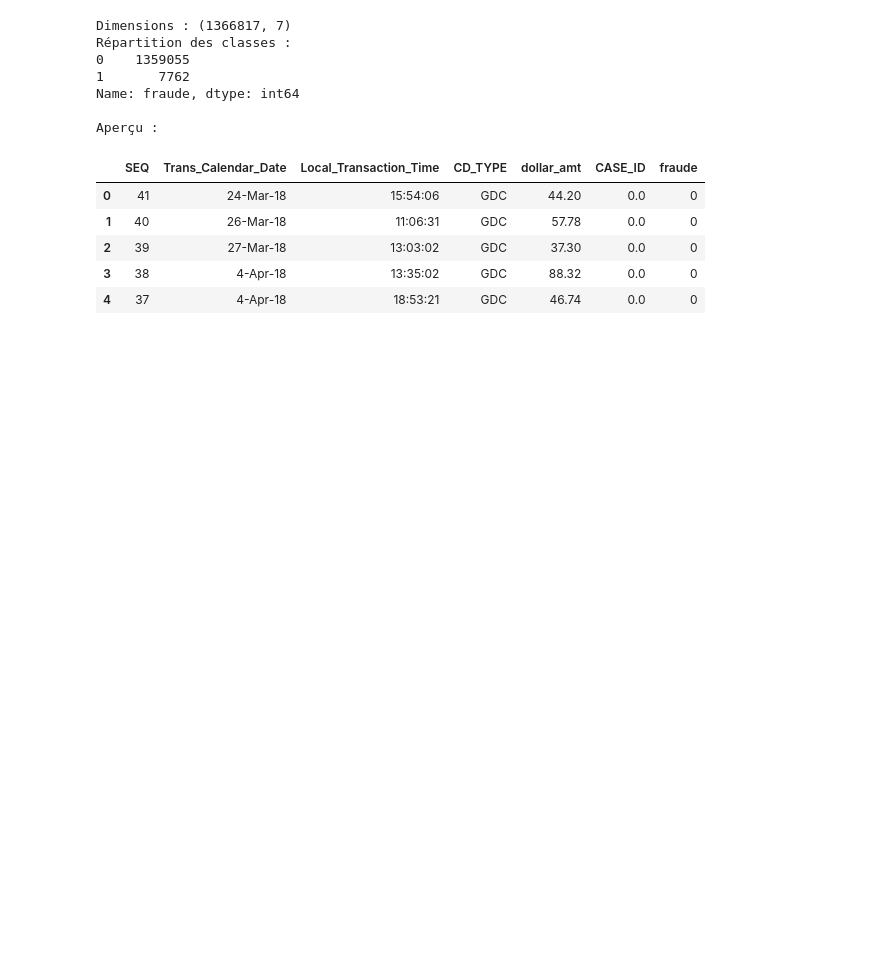
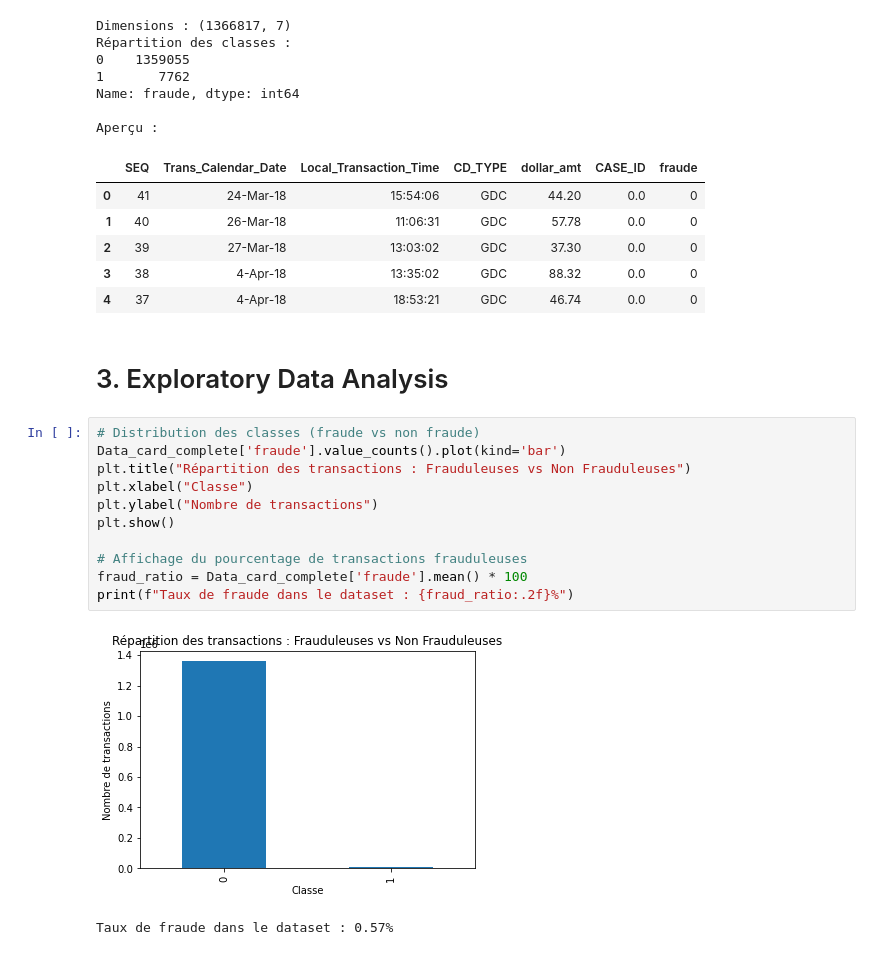
Before and after one commit to PETITLION/DUPE_Capstone_Project, a Jupyter notebook: Final_Project.ipynb, the cells around one changed output. Saved outputs shown, nothing was run; the diff lists cells and outputs as text; blank space fills up the shorter version.

```diff
--- a/Final_Project.ipynb
+++ b/Final_Project.ipynb
@@ -197,3 +196,19 @@ Aperçu :
 | 2 | 39 | 27-Mar-18 | 13:03:02 | GDC | 37.30 | 0.0 | 0 |
 | 3 | 38 | 4-Apr-18 | 13:35:02 | GDC | 88.32 | 0.0 | 0 |
 | 4 | 37 | 4-Apr-18 | 18:53:21 | GDC | 46.74 | 0.0 | 0 |
+# %% [markdown]
+# 3. Exploratory Data Analysis
+# %%
+# Distribution des classes (fraude vs non fraude)
+Data_card_complete['fraude'].value_counts().plot(kind='bar')
+plt.title("Répartition des transactions : Frauduleuses vs Non Frauduleuses")
+plt.xlabel("Classe")
+plt.ylabel("Nombre de transactions")
+plt.show()
+
+# Affichage du pourcentage de transactions frauduleuses
+fraud_ratio = Data_card_complete['fraude'].mean() * 100
+print(f"Taux de fraude dans le dataset : {fraud_ratio:.2f}%")
+# %% [output]
+[figure, added]
+Taux de fraude dans le dataset : 0.57%
```
Also changed, not shown: parts of 19 cells of this notebook.
